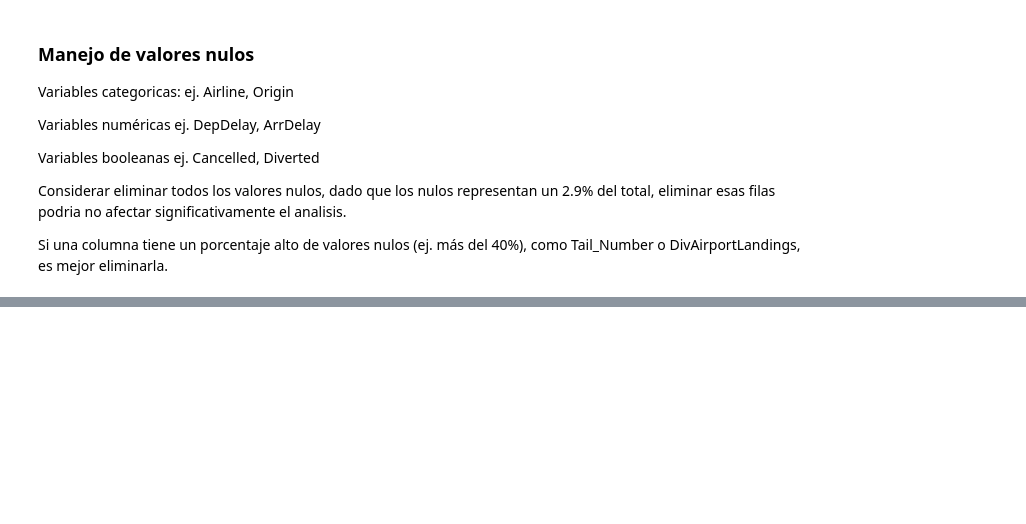
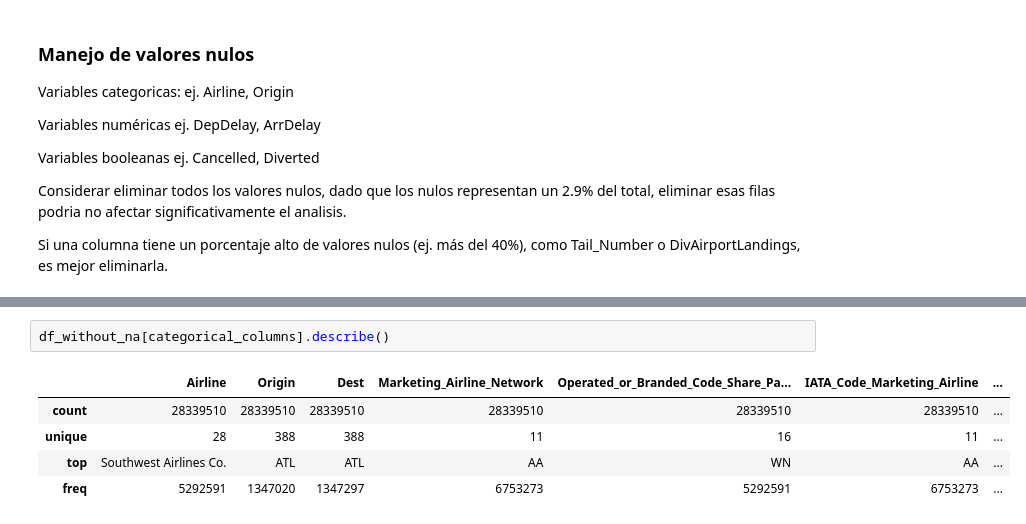
Before and after one commit to MFernandez19/final_project, a Jupyter notebook: src/explore.ipynb, the cells around one changed output, grey strips where cells are left out. Cells and saved outputs as stored; diff of their text form; blank space fills up the shorter version.

```diff
--- a/src/explore.ipynb
+++ b/src/explore.ipynb
@@ -247,0 +286,8 @@ print(f"Cantidad de 1: {counts.get(1, 0)}")
+# %%
+df_without_na[categorical_columns].describe()
+# %% [output]
+|  | Airline | Origin | Dest | Marketing_Airline_Network | Operated_or_Branded_Code_Share_Pa... | IATA_Code_Marketing_Airline | ... |
+| count | 28339510 | 28339510 | 28339510 | 28339510 | 28339510 | 28339510 | ... |
+| unique | 28 | 388 | 388 | 11 | 16 | 11 | ... |
+| top | Southwest Airlines Co. | ATL | ATL | AA | WN | AA | ... |
+| freq | 5292591 | 1347020 | 1347297 | 6753273 | 5292591 | 6753273 | ... |
```
Also changed, not shown: parts of 13 cells of this notebook.
